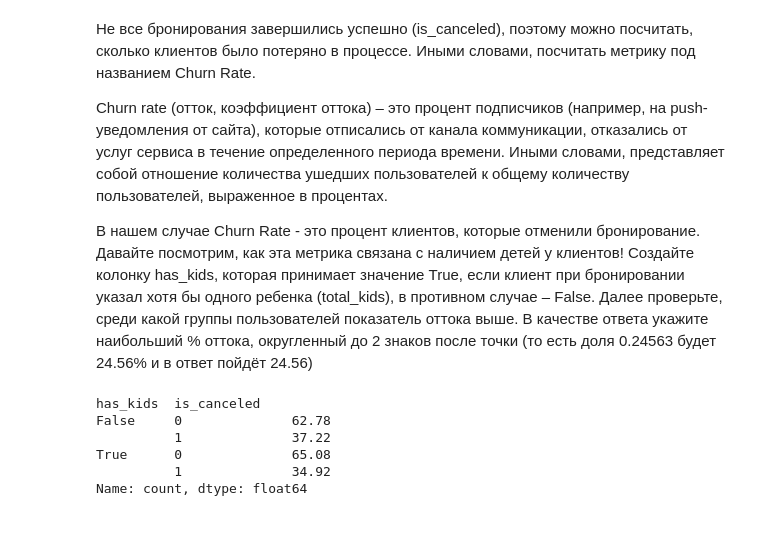
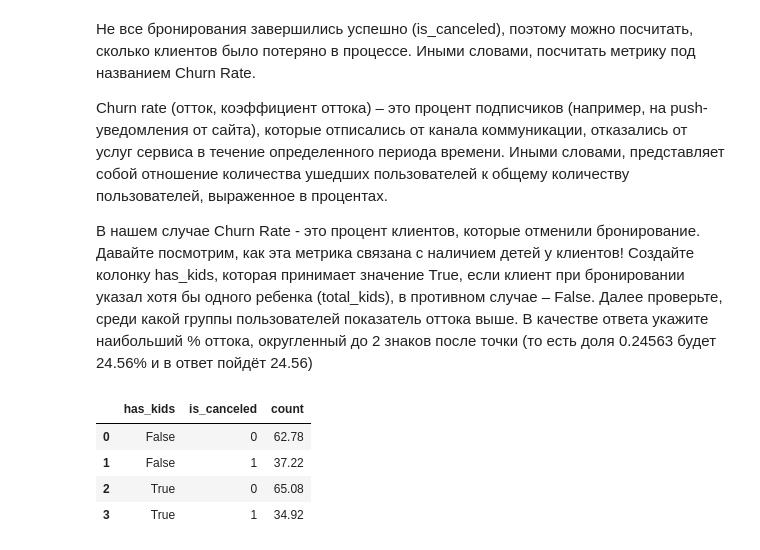
Before and after one commit to Praldmur/Simulation, a Jupyter notebook: 2_mod/mini_project_2.ipynb, the cells around one changed output. Saved outputs shown, nothing was run; the diff lists cells and outputs as text; code cells hidden in the pictures.

```diff
--- a/2_mod/mini_project_2.ipynb
+++ b/2_mod/mini_project_2.ipynb
@@ -213,11 +213,10 @@ Churn rate (отток, коэффициент оттока) – это проц
 В качестве ответа укажите наибольший % оттока, округленный до 2 знаков после точки (то есть доля 0.24563 будет 24.56% и в ответ пойдёт 24.56)
 # %%
 bookings['has_kids'] = bookings['total_kids'] > 0
-(bookings[['has_kids', 'is_canceled']].value_counts() / bookings[['has_kids']].value_counts() * 100).round(2)
+(bookings[['has_kids', 'is_canceled']].value_counts() / bookings[['has_kids']].value_counts() * 100).round(2).reset_index()
 # %% [output]
-has_kids  is_canceled
-False     0              62.78
-          1              37.22
-True      0              65.08
-          1              34.92
-Name: count, dtype: float64
+|  | has_kids | is_canceled | count |
+| 0 | False | 0 | 62.78 |
+| 1 | False | 1 | 37.22 |
+| 2 | True | 0 | 65.08 |
+| 3 | True | 1 | 34.92 |
```
Also changed, not shown: parts of 1 cell of this notebook.
